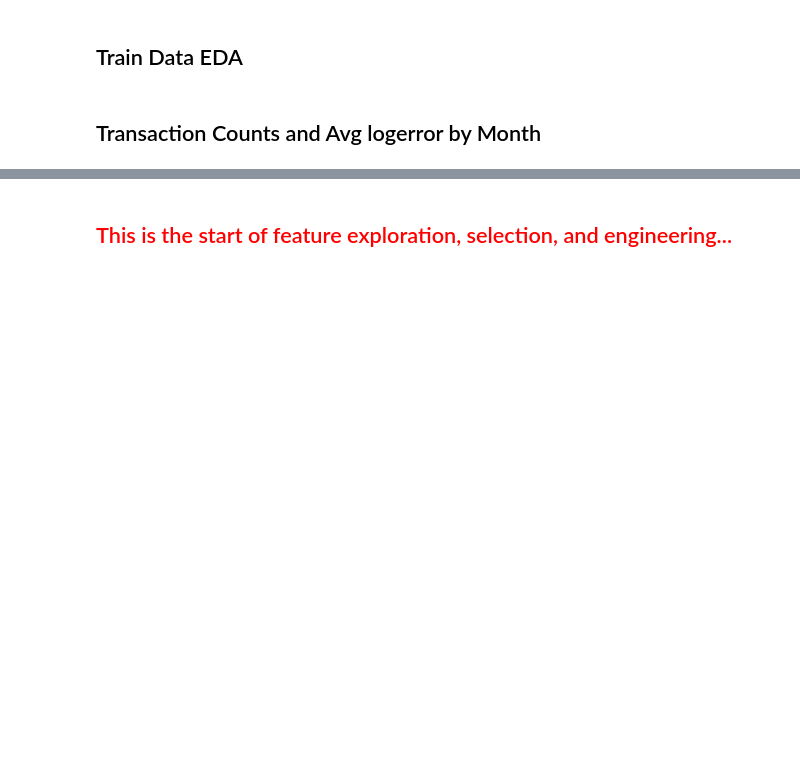
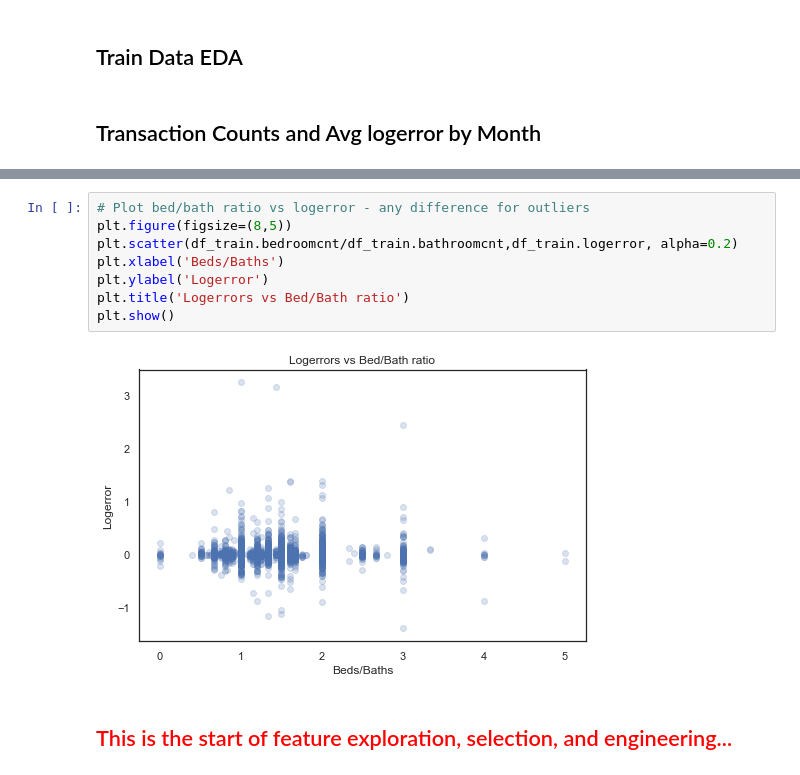
Before and after one commit to AustinDoolittle/W207-Final-Project, a Jupyter notebook: combined_eda.ipynb, the cells around one changed output, grey strips where cells are left out. Cells and saved outputs as stored; diff of their text form; blank space fills up the shorter version.

```diff
--- a/combined_eda.ipynb
+++ b/combined_eda.ipynb
@@ -600,3 +611,13 @@ plt.show()
+# %%
+# Plot bed/bath ratio vs logerror - any difference for outliers
+plt.figure(figsize=(8,5))
+plt.scatter(df_train.bedroomcnt/df_train.bathroomcnt,df_train.logerror, alpha=0.2)
+plt.xlabel('Beds/Baths')
+plt.ylabel('Logerror')
+plt.title('Logerrors vs Bed/Bath ratio')
+plt.show()
+# %% [output]
+[figure, added]
 # %% [markdown]
 ## <font color=red> This is the start of feature exploration, selection, and engineering... </font>
 # %% [markdown]
```
Also changed, not shown: parts of 2 cells of this notebook.
